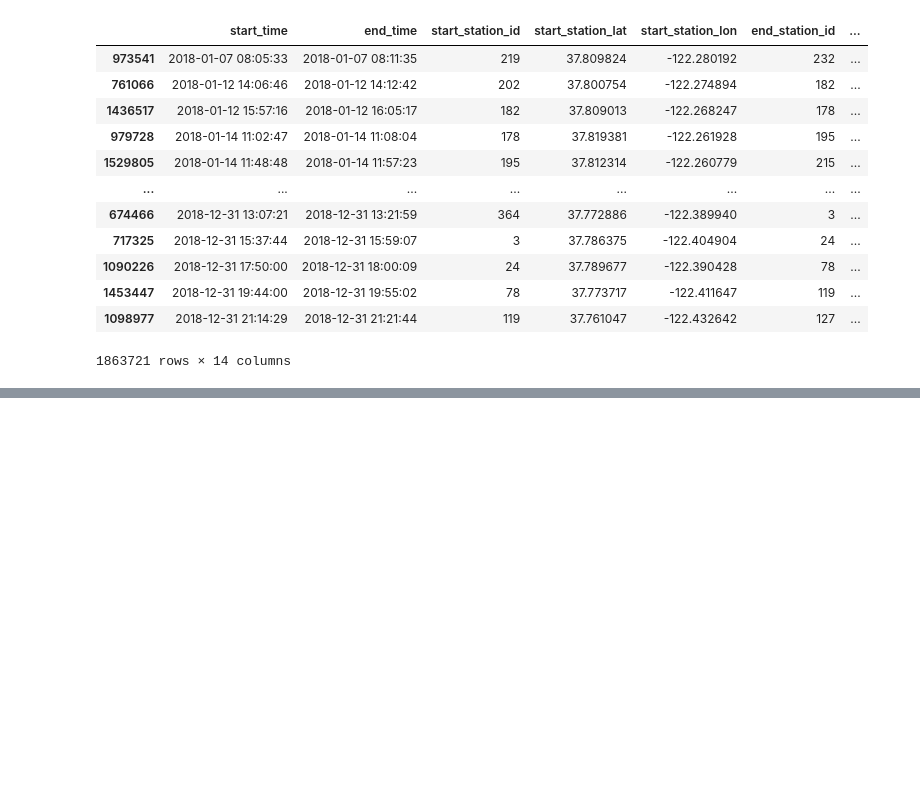
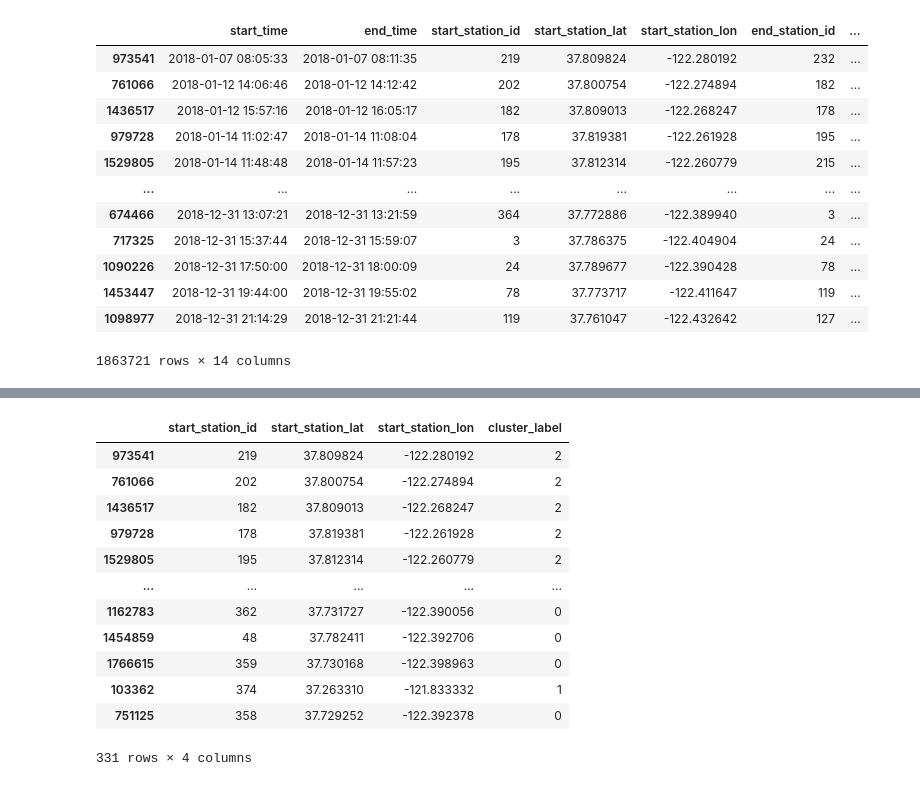
Before and after one commit to darebakdavca/Team_Project_DSML, a Jupyter notebook: Notebooks/3_Data_Preparation.ipynb, the cells around one changed output, grey strips where cells are left out. Saved outputs shown, nothing was run; the diff lists cells and outputs as text; code cells hidden in the pictures; blank space fills up the shorter version.

```diff
--- a/Notebooks/3_Data_Preparation.ipynb
+++ b/Notebooks/3_Data_Preparation.ipynb
@@ -793,0 +861,26 @@ test
+# %%
+#try to cluster the stations in three groups
+from sklearn.cluster import KMeans
+
+X = stations[['start_station_lat','start_station_lon']]
+
+kmeans = KMeans(n_clusters=3)  # Adjust the number of clusters as needed
+kmeans.fit(X)
+
+# Get the cluster labels for each station
+stations['cluster_label'] = kmeans.labels_
+stations
+# %% [output]
+|  | start_station_id | start_station_lat | start_station_lon | cluster_label |
+| 973541 | 219 | 37.809824 | -122.280192 | 2 |
+| 761066 | 202 | 37.800754 | -122.274894 | 2 |
+| 1436517 | 182 | 37.809013 | -122.268247 | 2 |
+| 979728 | 178 | 37.819381 | -122.261928 | 2 |
+| 1529805 | 195 | 37.812314 | -122.260779 | 2 |
+| ... | ... | ... | ... | ... |
+| 1162783 | 362 | 37.731727 | -122.390056 | 0 |
+| 1454859 | 48 | 37.782411 | -122.392706 | 0 |
+| 1766615 | 359 | 37.730168 | -122.398963 | 0 |
+| 103362 | 374 | 37.263310 | -121.833332 | 1 |
+| 751125 | 358 | 37.729252 | -122.392378 | 0 |
+331 rows × 4 columns
```
Also changed, not shown: parts of 8 cells of this notebook.
